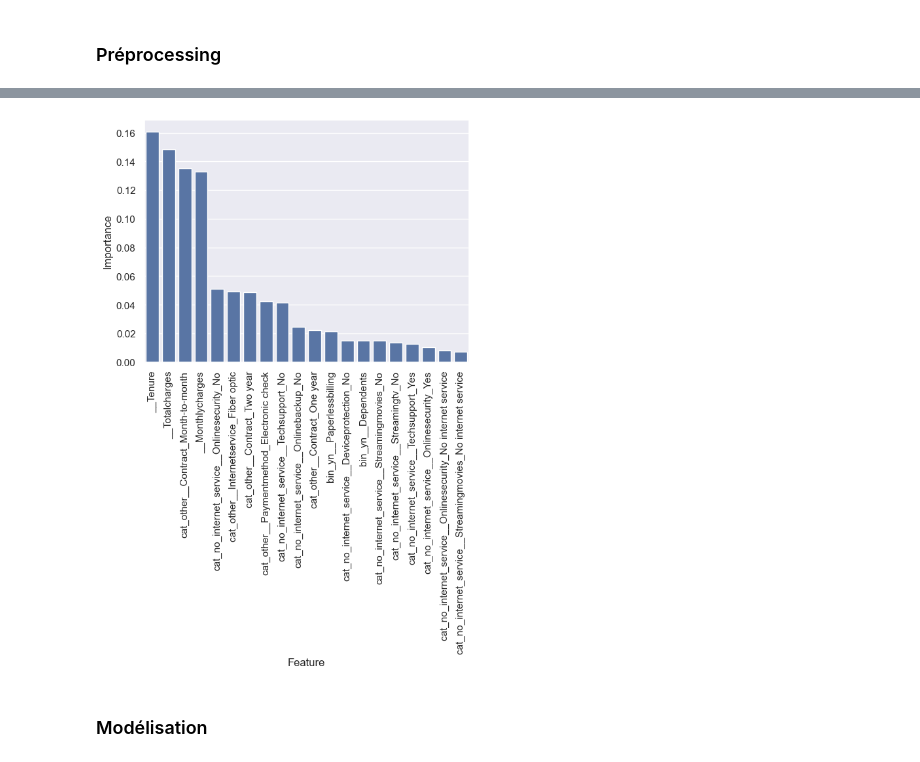
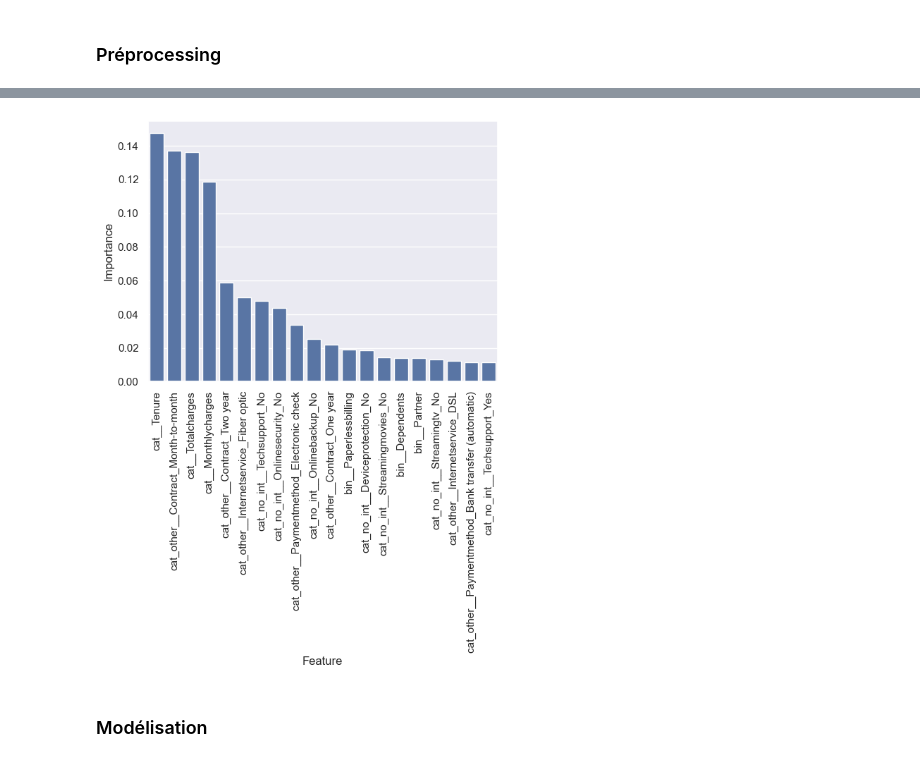
Before and after one commit to anthoferre/telco_customer_churn, a Jupyter notebook: telco_customer_churn.ipynb, the cells around one changed output, grey strips where cells are left out. Cells and saved outputs as stored; diff of their text form; code cells hidden in the pictures.

```diff
--- a/telco_customer_churn.ipynb
+++ b/telco_customer_churn.ipynb
@@ -186,13 +195,30 @@ no_internet_service_cols = [col for col in categorical_cols if 'No internet serv
 
 other_cat_cols = categorical_cols.drop(no_internet_service_cols)
 
+all_categories = []
+for col in no_internet_service_cols: # Ne boucle que sur les colonnes qui seront OHE
+    if col in no_internet_service_cols:
+        # Pour ces colonnes, obtenir les catégories uniques de x_train
+        # et exclure 'No internet service' et 'No phone service'
+        current_categories = [
+            cat for cat in x_train[col].unique()
+            if cat not in ['No internet service']
+        ]
+        all_categories.append(current_categories)
+    else:
+        # Pour les autres colonnes catégorielles, obtenir toutes les catégories uniques
+        all_categories.append(x_train[col].unique().tolist())
+
+
+
+
 
 ######################################################################################""
 
 # Pour les colonnes catégorielles (One-Hot Encoding) :
 # drop='first' gère la multicolinéarité et supprime une colonne par catégorie (ex: 'No internet service')
 # handle_unknown='ignore' gère les catégories inconnues qui pourraient apparaître dans les nouvelles données
-categorical_transformer_no_internet_service = OneHotEncoder(handle_unknown='ignore', drop= None)
+categorical_transformer_no_internet_service = OneHotEncoder(categories = all_categories, handle_unknown='ignore', drop= None)
 categorical_transformer_other = OneHotEncoder(handle_unknown='ignore', drop='if_binary')
 
 
@@ -203,8 +229,8 @@ preprocessor = ColumnTransformer(
         ('cat', numerical_transformer, numerical_cols),
         ('bin', binary_yes_no_transformer, binary_yes_no_cols),
         ('gender', gender_transformer, gender_col),
-        ('cat', categorical_transformer_no_internet_service, no_internet_service_cols),
-        ('cat',categorical_transformer_other, other_cat_cols)
+        ('cat_no_int', categorical_transformer_no_internet_service, no_internet_service_cols),
+        ('cat_other',categorical_transformer_other, other_cat_cols)
     ],
     remainder='drop' # 'drop' pour ignorer les colonnes non spécifiées ici, 'passthrough' pour les garder
 )
@@ -219,34 +245,34 @@ Under_Sampler = RandomUnderSampler(random_state=42) # Added random_state for rep
 selector = SelectKBest(k=25) # k peut aussi être 'all' pour aucune sélection, ou un int
 
 # --- 5. Définir le modèle de classification ---
 clf_rf = RandomForestClassifier(n_estimators=200, min_samples_split=5, min_samples_leaf=1,
                                 max_depth=10, random_state=66)
 
 # --- 6. Construire le pipeline final ---
 # L'ordre est crucial : Prétraitement -> Sélection de Features -> Modèle
 model_pipeline = ImbPipeline(steps=[
     ('preprocessor', preprocessor), # Étape 1: Transformation de toutes les colonnes
     ('under_sampler',Under_Sampler), # Etape 3: Sur échantilloner
     ('feature_selector', selector),   # Étape 2: Sélection des K meilleures features
     ('classifier', clf_rf)            # Étape 3: Entraînement/Prédiction du modèle
 ])
 
 # --- Exemple d'utilisation (pour l'entraînement) ---
 model_pipeline.fit(x_train, y_train)
 joblib.dump(model_pipeline, 'churn_model.pkl') # Sauvegarder le pipeline complet
 
 trained_model = model_pipeline.named_steps['classifier']
 feature_importances = trained_model.feature_importances_
 selected_features_indices = model_pipeline.named_steps['feature_selector'].get_support(indices = True)
 selected_features_names = model_pipeline.named_steps['preprocessor'].get_feature_names_out()
 
 feature_importances_df = pd.DataFrame({'Feature' : selected_features_names[selected_features_indices],'Importance' : feature_importances}).sort_values(by = 'Importance', ascending=False)
 
 sns.barplot(data = feature_importances_df[:20], x = 'Feature', y = 'Importance')
 plt.xticks(rotation = 90);
 plt.savefig('Feature_importances.png', bbox_inches='tight')
 # %% [output]
-[figure, old version]
+[figure, new version]
 # %% [markdown]
 ### Modélisation
 # %% [markdown]
```
Also changed, not shown: parts of 5 cells of this notebook, 40 other files.
